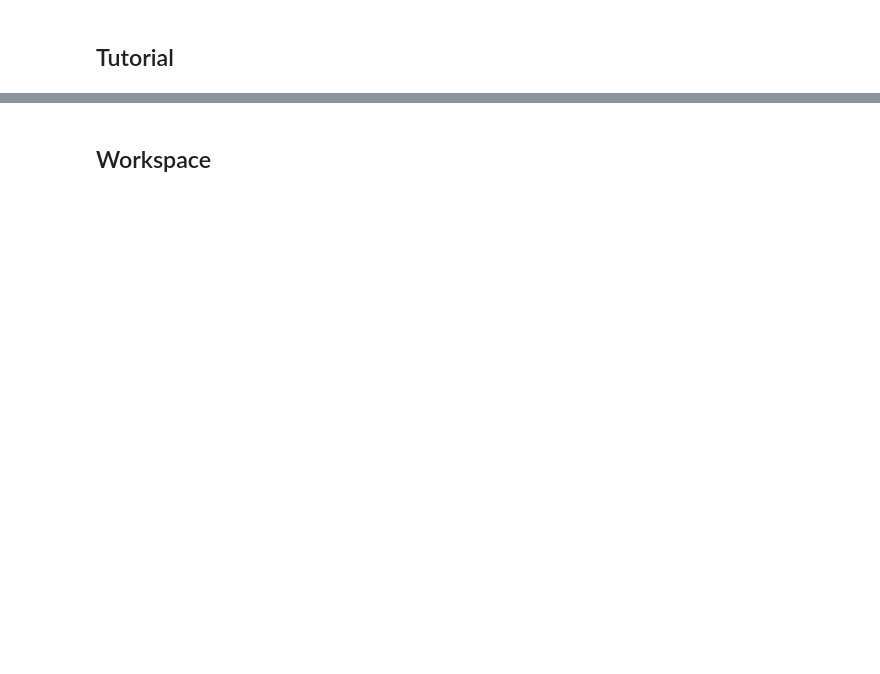
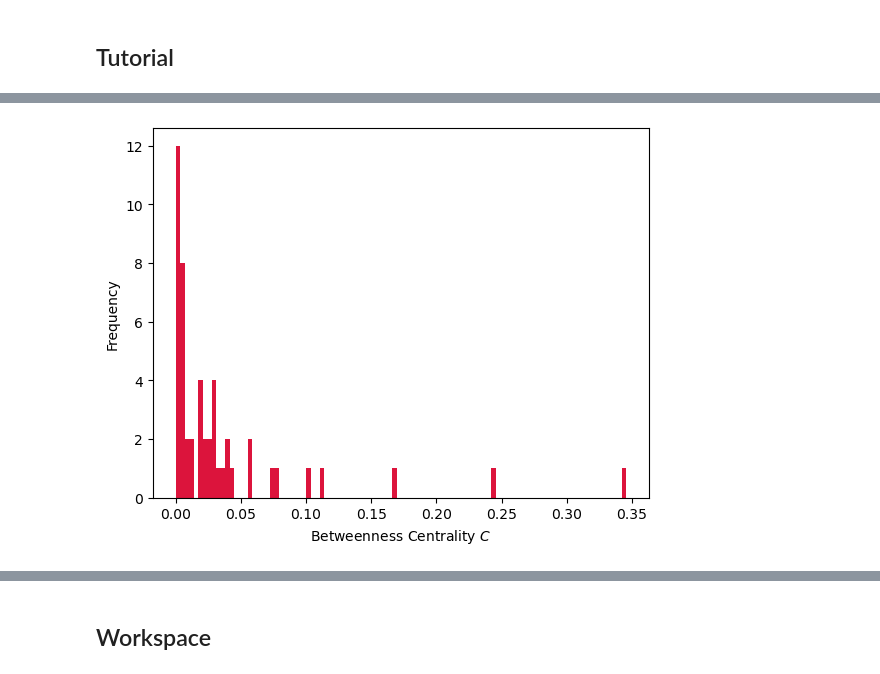
Before and after one commit to katherinehamilton/fractalnetworks, a Jupyter notebook: network-properties.ipynb, the cells around one changed output, grey strips where cells are left out. Saved outputs shown, nothing was run; the diff lists cells and outputs as text; code cells hidden in the pictures; blank space fills up the shorter version.

```diff
--- a/network-properties.ipynb
+++ b/network-properties.ipynb
@@ -19,0 +89,4 @@ Graphs can be read in from the .gml format.
+# %%
+plot_betweenness_centralities(G)
+# %% [output]
+[figure, added]
```
Also changed, not shown: parts of 200 cells of this notebook.
